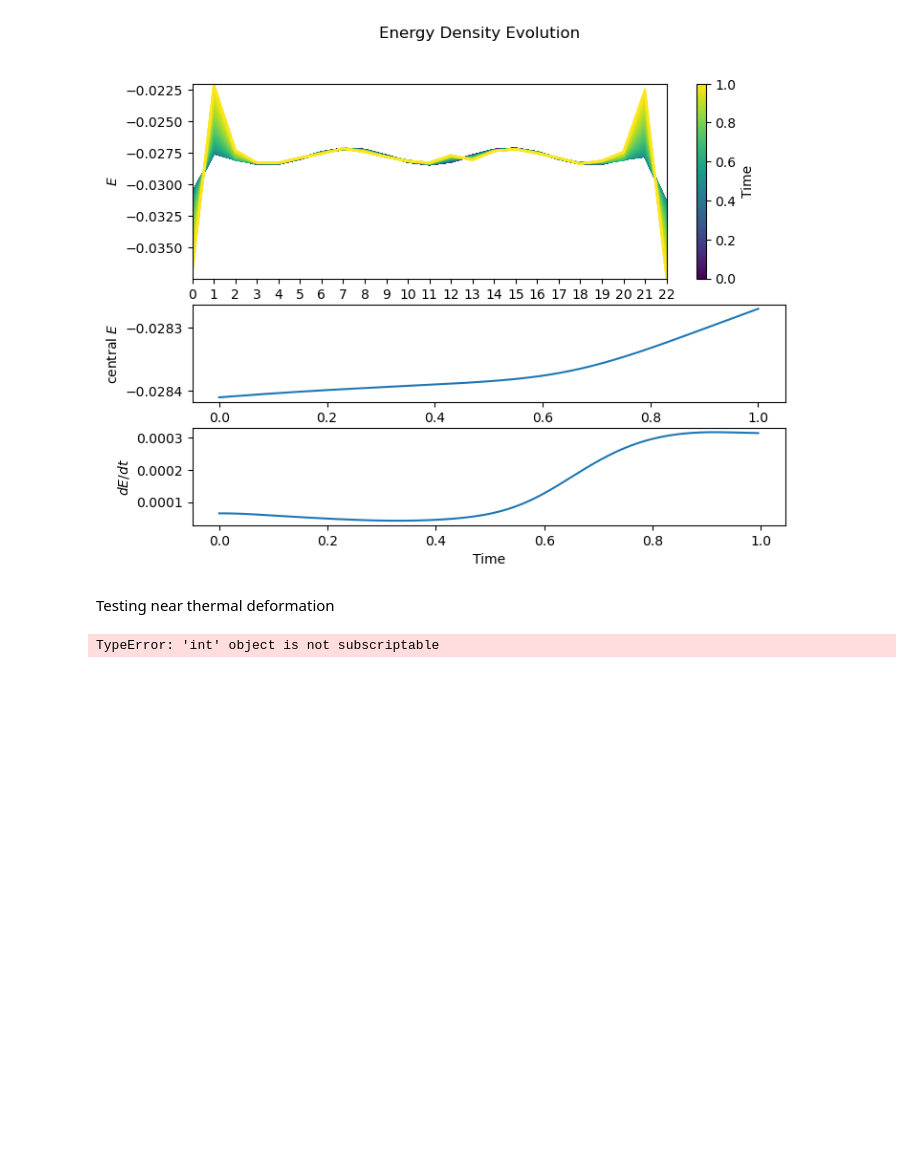
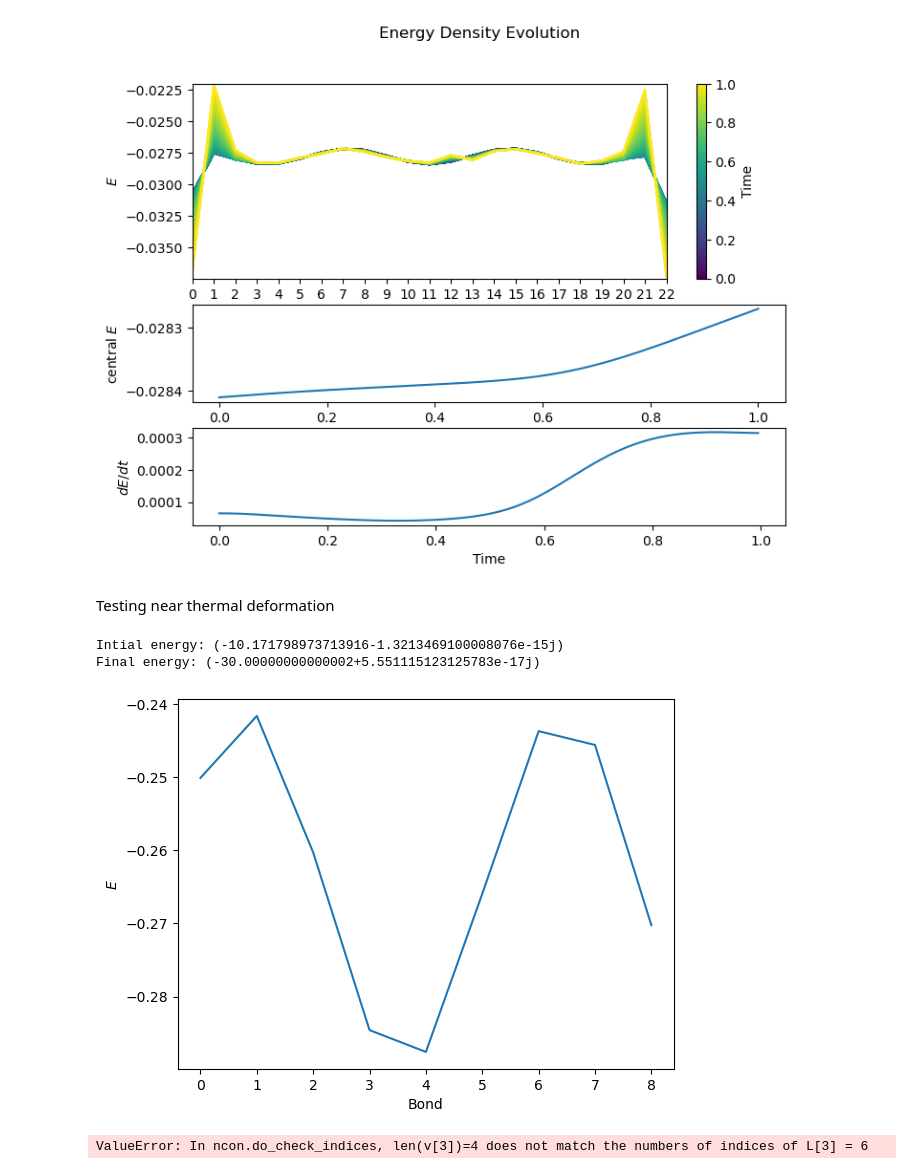
Before and after one commit to OscarCharlieST/quantum-tensor, a Jupyter notebook: active.ipynb, the cells around one changed output. Cells and saved outputs as stored; diff of their text form; code cells hidden in the pictures; blank space fills up the shorter version.

```diff
--- a/active.ipynb
+++ b/active.ipynb
@@ -514,7 +514,19 @@ k = 1
 beta_avg = 0.1
 beta_amp = 0.01
 beta_profile = beta_amp*np.cos(np.linspace(-N/2, N/2, N) * k) + beta_avg*np.ones(N)
+H_usual = ops.tilted_ising(N=N)
+H_tf = thf.thermofield_hamiltonian(H_usual)
+H_terms = ops.extensive_as_terms(H_tf)
 # %%
-state = thf.near_thermal_first_order_deformed(D, beta_profile, t=0.1)
+state = thf.near_thermal_first_order_deformed(D, beta_profile, t=1)
 # %% [output]
-TypeError: 'int' object is not subscriptable
+Intial energy: (-10.171798973713916-1.3213469100008076e-15j)
+Final energy: (-30.00000000000002+5.551115123125783e-17j)
+# %%
+vis.plot_energy_density(state, H_terms.values())
+# %% [output]
+[figure, added]
+# %%
+ops.dhi_dt(state, H_terms, 4)
+# %% [output]
+ValueError: In ncon.do_check_indices, len(v[3])=4 does not match the numbers of indices of L[3] = 6
```
Also changed, not shown: parts of 5 cells of this notebook.
